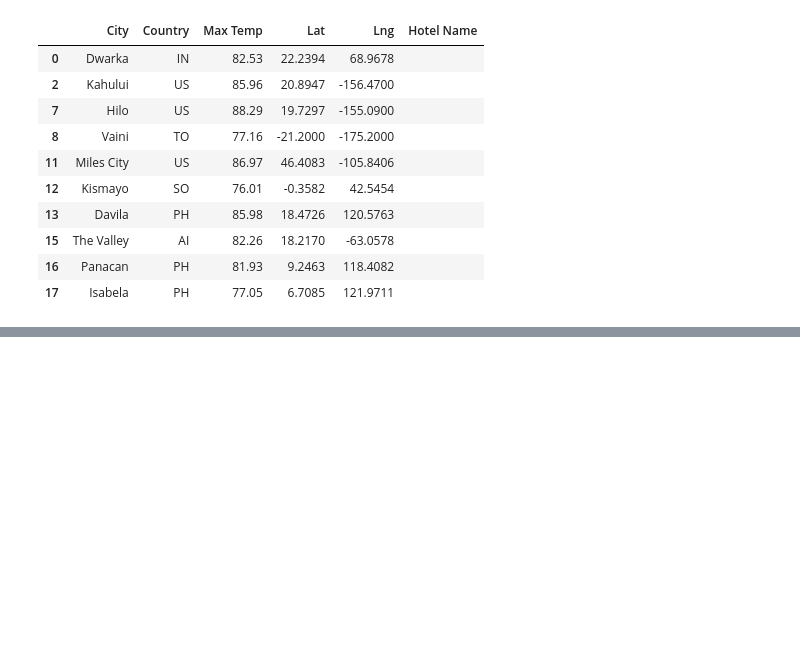
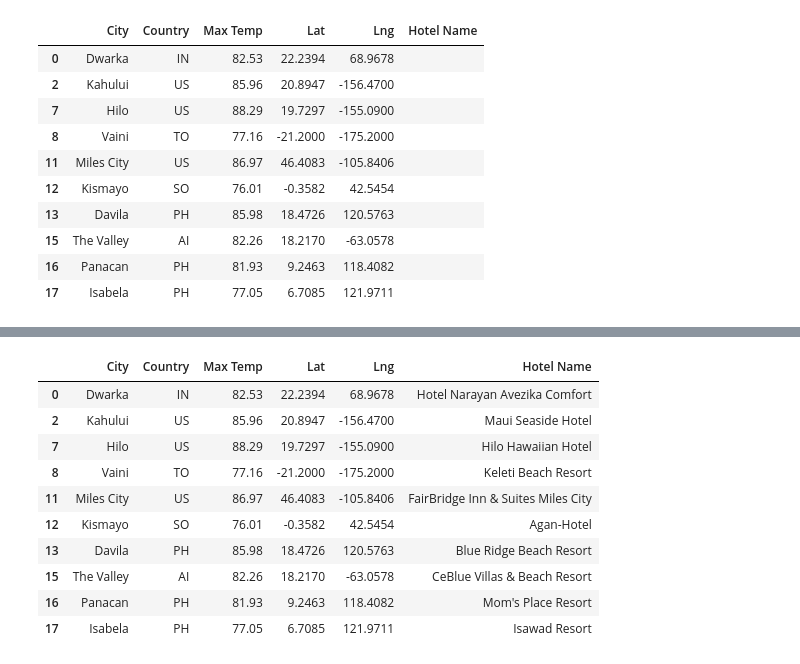
Before and after one commit to COcampo95/World_Weather_Analysis, a Jupyter notebook: VacationPy.ipynb, the cells around one changed output, grey strips where cells are left out. Cells and saved outputs as stored; diff of their text form; code cells hidden in the pictures; blank space fills up the shorter version.

```diff
--- a/VacationPy.ipynb
+++ b/VacationPy.ipynb
@@ -181,3 +181,31 @@ hotel_df.head(10)
 | 15 | The Valley | AI | 82.26 | 18.2170 | -63.0578 |  |
 | 16 | Panacan | PH | 81.93 | 9.2463 | 118.4082 |  |
 | 17 | Isabela | PH | 77.05 | 6.7085 | 121.9711 |  |
+# %%
+# Set parameters to search for a hotel.
+params = {
+    "radius": 5000,
+    "type": "lodging",
+    "key": g_key
+}
+# %%
+# Iterate through the DataFrame.
+for index, row in hotel_df.iterrows():
+    # Get the latitude and longitude.
+    lat = row["Lat"]
+    lng = row["Lng"]
+
+    # Add the latitude and longitude to location key for the params dictionary.
+    params["location"] = f"{lat},{lng}"
+
+    # Use the search term: "lodging" and our latitude and longitude.
+    base_url = "https://maps.googleapis.com/maps/api/place/nearbysearch/json"
+
+    # Make request and get the JSON data from the search.
+    hotels = requests.get(base_url, params=params).json()
+
+    # Grab the first hotel from the results and store the name.
+    try:
+        hotel_df.loc[index, "Hotel Name"] = hotels["results"][0]["name"]
+    except (IndexError):
+        print("Hotel not found... skipping.")
@@ -183,0 +226,14 @@ hotel_df.head(10)
+# %%
+hotel_df.head(10)
+# %% [output]
+|  | City | Country | Max Temp | Lat | Lng | Hotel Name |
+| 0 | Dwarka | IN | 82.53 | 22.2394 | 68.9678 | Hotel Narayan Avezika Comfort |
+| 2 | Kahului | US | 85.96 | 20.8947 | -156.4700 | Maui Seaside Hotel |
+| 7 | Hilo | US | 88.29 | 19.7297 | -155.0900 | Hilo Hawaiian Hotel |
+| 8 | Vaini | TO | 77.16 | -21.2000 | -175.2000 | Keleti Beach Resort |
+| 11 | Miles City | US | 86.97 | 46.4083 | -105.8406 | FairBridge Inn & Suites Miles City |
+| 12 | Kismayo | SO | 76.01 | -0.3582 | 42.5454 | Agan-Hotel |
+| 13 | Davila | PH | 85.98 | 18.4726 | 120.5763 | Blue Ridge Beach Resort |
+| 15 | The Valley | AI | 82.26 | 18.2170 | -63.0578 | CeBlue Villas & Beach Resort |
+| 16 | Panacan | PH | 81.93 | 9.2463 | 118.4082 | Mom's Place Resort |
+| 17 | Isabela | PH | 77.05 | 6.7085 | 121.9711 | Isawad Resort |
```
Also changed, not shown: parts of 5 cells of this notebook, 1 other file.
